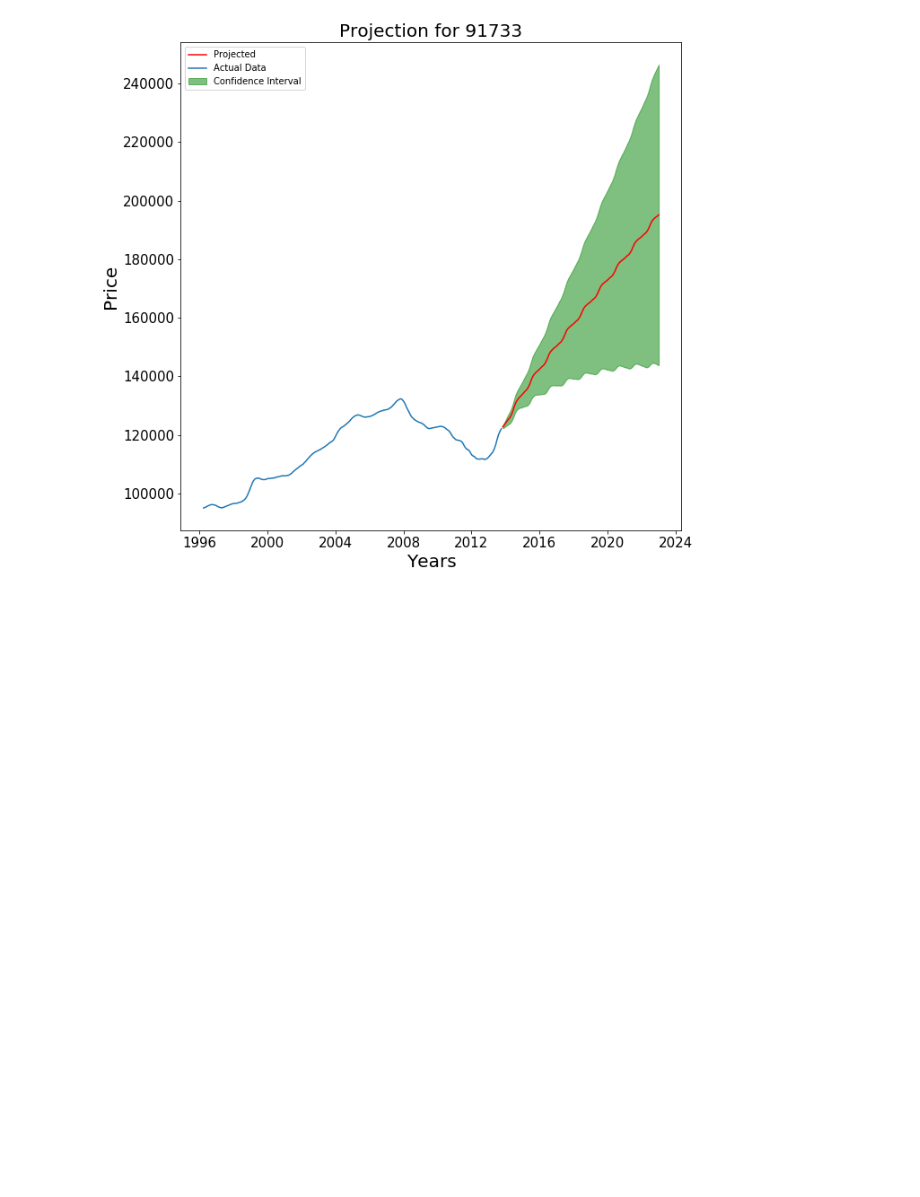
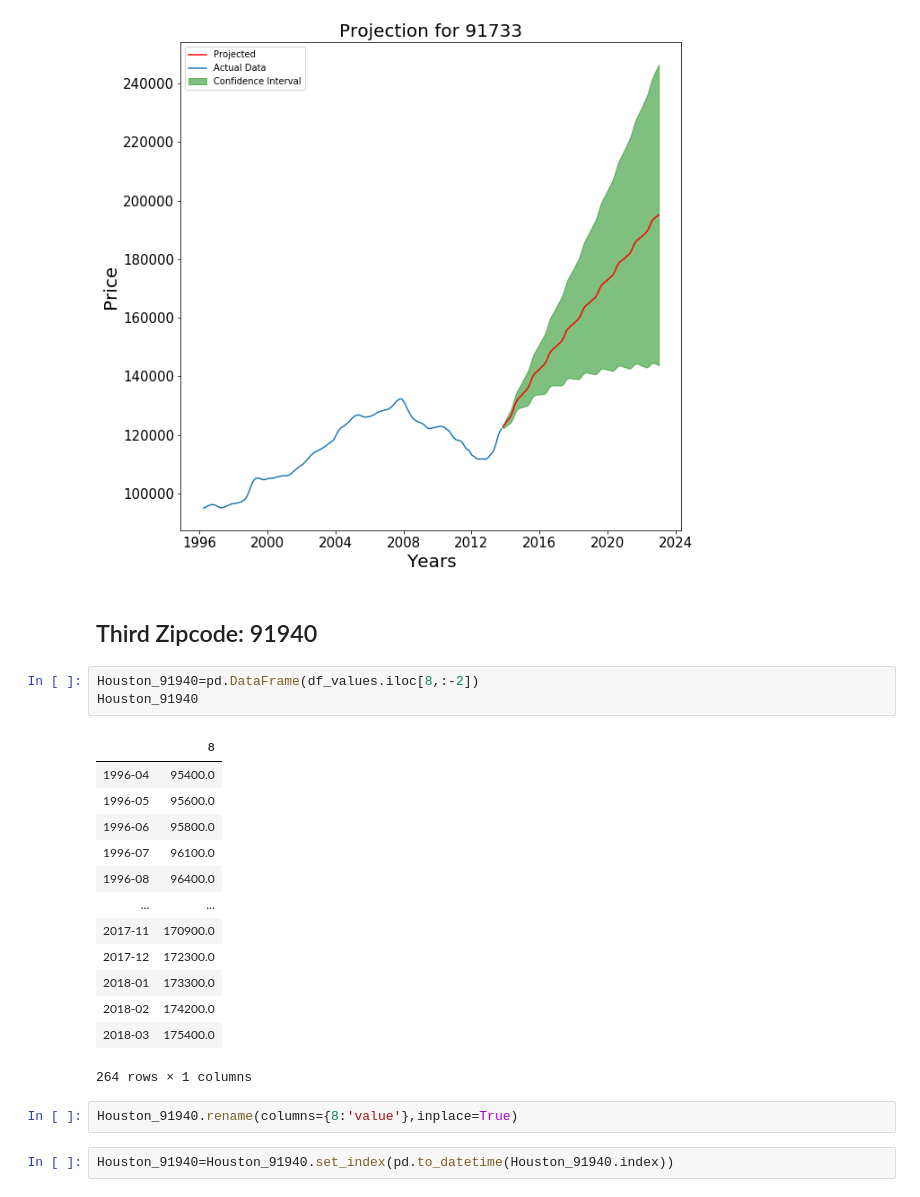
Before and after one commit to LeDorean/zillow_project_review, a Jupyter notebook: notebooks/Untitled.ipynb, the cells around one changed output. Drawn from its saved outputs; the diff is of its cells as text; blank space fills up the shorter version.

Commit message:
third zipcode done

```diff
--- a/notebooks/Untitled.ipynb
+++ b/notebooks/Untitled.ipynb
@@ -276,5 +276,26 @@ plt.legend(loc=2)
 # %% [output]
 <matplotlib.legend.Legend at 0x...>
 [figure]
-# %% [markdown]
-##
+# %% [markdown]
+## Third Zipcode: 91940
+# %%
+Houston_91940=pd.DataFrame(df_values.iloc[8,:-2])
+Houston_91940
+# %% [output]
+|  | 8 |
+| 1996-04 | 95400.0 |
+| 1996-05 | 95600.0 |
+| 1996-06 | 95800.0 |
+| 1996-07 | 96100.0 |
+| 1996-08 | 96400.0 |
+| ... | ... |
+| 2017-11 | 170900.0 |
+| 2017-12 | 172300.0 |
+| 2018-01 | 173300.0 |
+| 2018-02 | 174200.0 |
+| 2018-03 | 175400.0 |
+264 rows × 1 columns
+# %%
+Houston_91940.rename(columns={8:'value'},inplace=True)
+# %%
+Houston_91940=Houston_91940.set_index(pd.to_datetime(Houston_91940.index))
```
Also changed, not shown: parts of 5 cells of this notebook.
